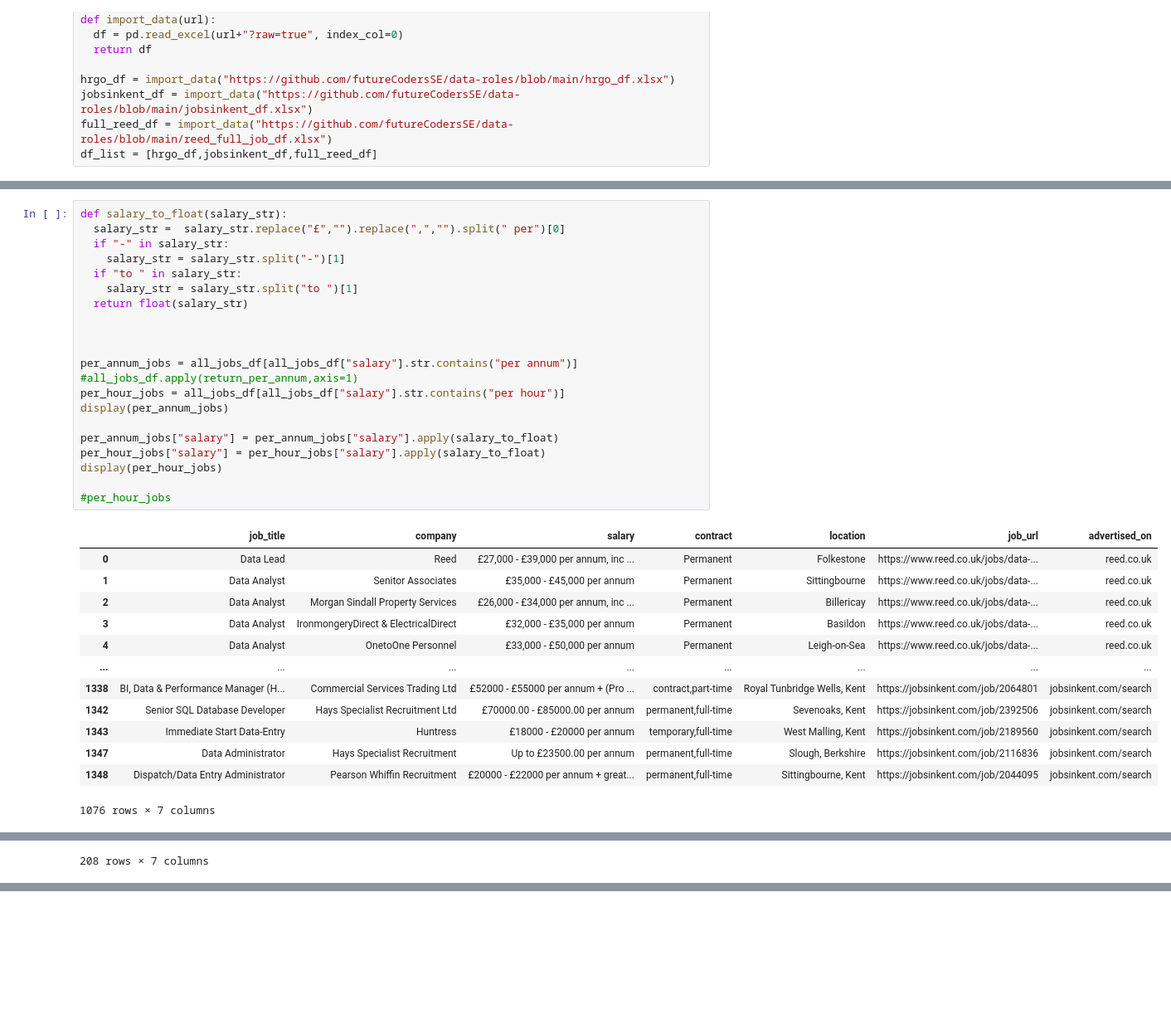
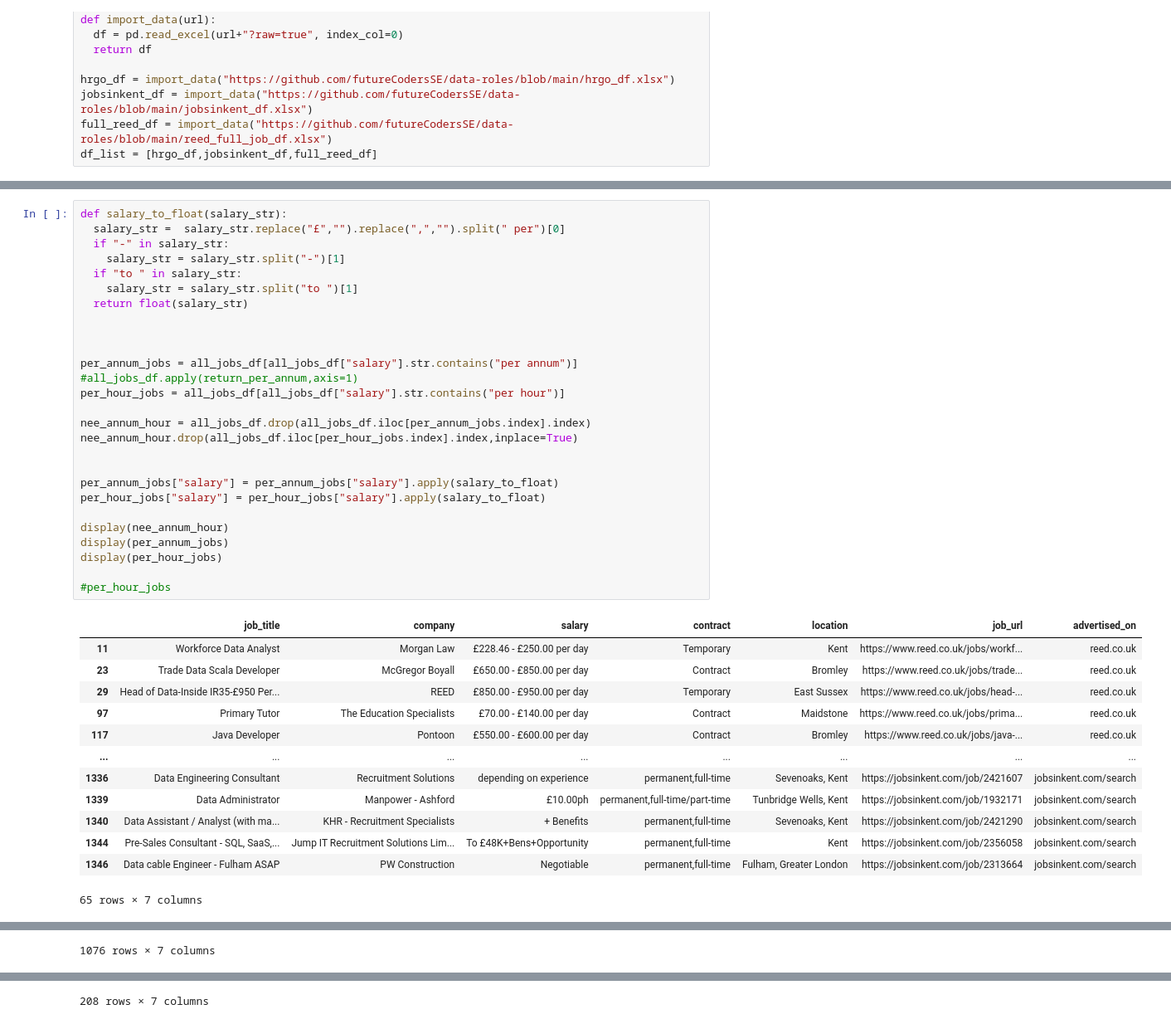
Before and after one commit to futureCodersSE/data-roles, a Jupyter notebook: Data_consolidation_and_cleaning.ipynb, the cells around one changed output, grey strips where cells are left out. Shown: that part at 83% size. Saved outputs shown, nothing was run; the diff lists cells and outputs as text; blank space fills up the shorter version.

```diff
--- a/Data_consolidation_and_cleaning.ipynb
+++ b/Data_consolidation_and_cleaning.ipynb
@@ -55,35 +54,41 @@ None
 # %%
 def salary_to_float(salary_str):
   salary_str =  salary_str.replace("£","").replace(",","").split(" per")[0]
   if "-" in salary_str:
     salary_str = salary_str.split("-")[1]
   if "to " in salary_str:
     salary_str = salary_str.split("to ")[1]
   return float(salary_str)
 
 
 
 per_annum_jobs = all_jobs_df[all_jobs_df["salary"].str.contains("per annum")] #all_jobs_df.apply(return_per_annum,axis=1)
 per_hour_jobs = all_jobs_df[all_jobs_df["salary"].str.contains("per hour")]
-display(per_annum_jobs)
+
+nee_annum_hour = all_jobs_df.drop(all_jobs_df.iloc[per_annum_jobs.index].index)
+nee_annum_hour.drop(all_jobs_df.iloc[per_hour_jobs.index].index,inplace=True)
+
 
 per_annum_jobs["salary"] = per_annum_jobs["salary"].apply(salary_to_float)
 per_hour_jobs["salary"] = per_hour_jobs["salary"].apply(salary_to_float)
+
+display(nee_annum_hour)
+display(per_annum_jobs)
 display(per_hour_jobs)
 
 #per_hour_jobs
 # %% [output]
 |  | job_title | company | salary | contract | location | job_url | advertised_on |
-| 0 | Data Lead | Reed | £27,000 - £39,000 per annum, inc ... | Permanent | Folkestone | https://www.reed.co.uk/jobs/data-... | reed.co.uk |
-| 1 | Data Analyst | Senitor Associates | £35,000 - £45,000 per annum | Permanent | Sittingbourne | https://www.reed.co.uk/jobs/data-... | reed.co.uk |
-| 2 | Data Analyst | Morgan Sindall Property Services | £26,000 - £34,000 per annum, inc ... | Permanent | Billericay | https://www.reed.co.uk/jobs/data-... | reed.co.uk |
-| 3 | Data Analyst | IronmongeryDirect & ElectricalDirect | £32,000 - £35,000 per annum | Permanent | Basildon | https://www.reed.co.uk/jobs/data-... | reed.co.uk |
-| 4 | Data Analyst | OnetoOne Personnel | £33,000 - £50,000 per annum | Permanent | Leigh-on-Sea | https://www.reed.co.uk/jobs/data-... | reed.co.uk |
+| 11 | Workforce Data Analyst | Morgan Law | £228.46 - £250.00 per day | Temporary | Kent | https://www.reed.co.uk/jobs/workf... | reed.co.uk |
+| 23 | Trade Data Scala Developer | McGregor Boyall | £650.00 - £850.00 per day | Contract | Bromley | https://www.reed.co.uk/jobs/trade... | reed.co.uk |
+| 29 | Head of Data-Inside IR35-£950 Per... | REED | £850.00 - £950.00 per day | Temporary | East Sussex | https://www.reed.co.uk/jobs/head-... | reed.co.uk |
+| 97 | Primary Tutor | The Education Specialists | £70.00 - £140.00 per day | Contract | Maidstone | https://www.reed.co.uk/jobs/prima... | reed.co.uk |
+| 117 | Java Developer | Pontoon | £550.00 - £600.00 per day | Contract | Bromley | https://www.reed.co.uk/jobs/java-... | reed.co.uk |
 | ... | ... | ... | ... | ... | ... | ... | ... |
-| 1338 | BI, Data & Performance Manager (H... | Commercial Services Trading Ltd | £52000 - £55000 per annum + (Pro ... | contract,part-time | Royal Tunbridge Wells, Kent | https://jobsinkent.com/job/2064801 | jobsinkent.com/search |
-| 1342 | Senior SQL Database Developer | Hays Specialist Recruitment Ltd | £70000.00 - £85000.00 per annum | permanent,full-time | Sevenoaks, Kent | https://jobsinkent.com/job/2392506 | jobsinkent.com/search |
-| 1343 | Immediate Start Data-Entry | Huntress | £18000 - £20000 per annum | temporary,full-time | West Malling, Kent | https://jobsinkent.com/job/2189560 | jobsinkent.com/search |
-| 1347 | Data Administrator | Hays Specialist Recruitment | Up to £23500.00 per annum | permanent,full-time | Slough, Berkshire | https://jobsinkent.com/job/2116836 | jobsinkent.com/search |
-| 1348 | Dispatch/Data Entry Administrator | Pearson Whiffin Recruitment | £20000 - £22000 per annum + great... | permanent,full-time | Sittingbourne, Kent | https://jobsinkent.com/job/2044095 | jobsinkent.com/search |
+| 1336 | Data Engineering Consultant | Recruitment Solutions | depending on experience | permanent,full-time | Sevenoaks, Kent | https://jobsinkent.com/job/2421607 | jobsinkent.com/search |
+| 1339 | Data Administrator | Manpower - Ashford | £10.00ph | permanent,full-time/part-time | Tunbridge Wells, Kent | https://jobsinkent.com/job/1932171 | jobsinkent.com/search |
+| 1340 | Data Assistant / Analyst (with ma... | KHR - Recruitment Specialists | + Benefits | permanent,full-time | Sevenoaks, Kent | https://jobsinkent.com/job/2421290 | jobsinkent.com/search |
+| 1344 | Pre-Sales Consultant - SQL, SaaS,... | Jump IT Recruitment Solutions Lim... | To £48K+Bens+Opportunity | permanent,full-time | Kent | https://jobsinkent.com/job/2356058 | jobsinkent.com/search |
+| 1346 | Data cable Engineer - Fulham ASAP | PW Construction | Negotiable | permanent,full-time | Fulham, Greater London | https://jobsinkent.com/job/2313664 | jobsinkent.com/search |
-1076 rows × 7 columns
+65 rows × 7 columns
 |  | job_title | company | salary | contract | location | job_url | advertised_on |
@@ -101 +106 @@ display(per_hour_jobs)
-208 rows × 7 columns
+1076 rows × 7 columns
@@ -101,0 +119 @@ display(per_hour_jobs)
+208 rows × 7 columns
```
Also changed, not shown: parts of 9 cells of this notebook.
